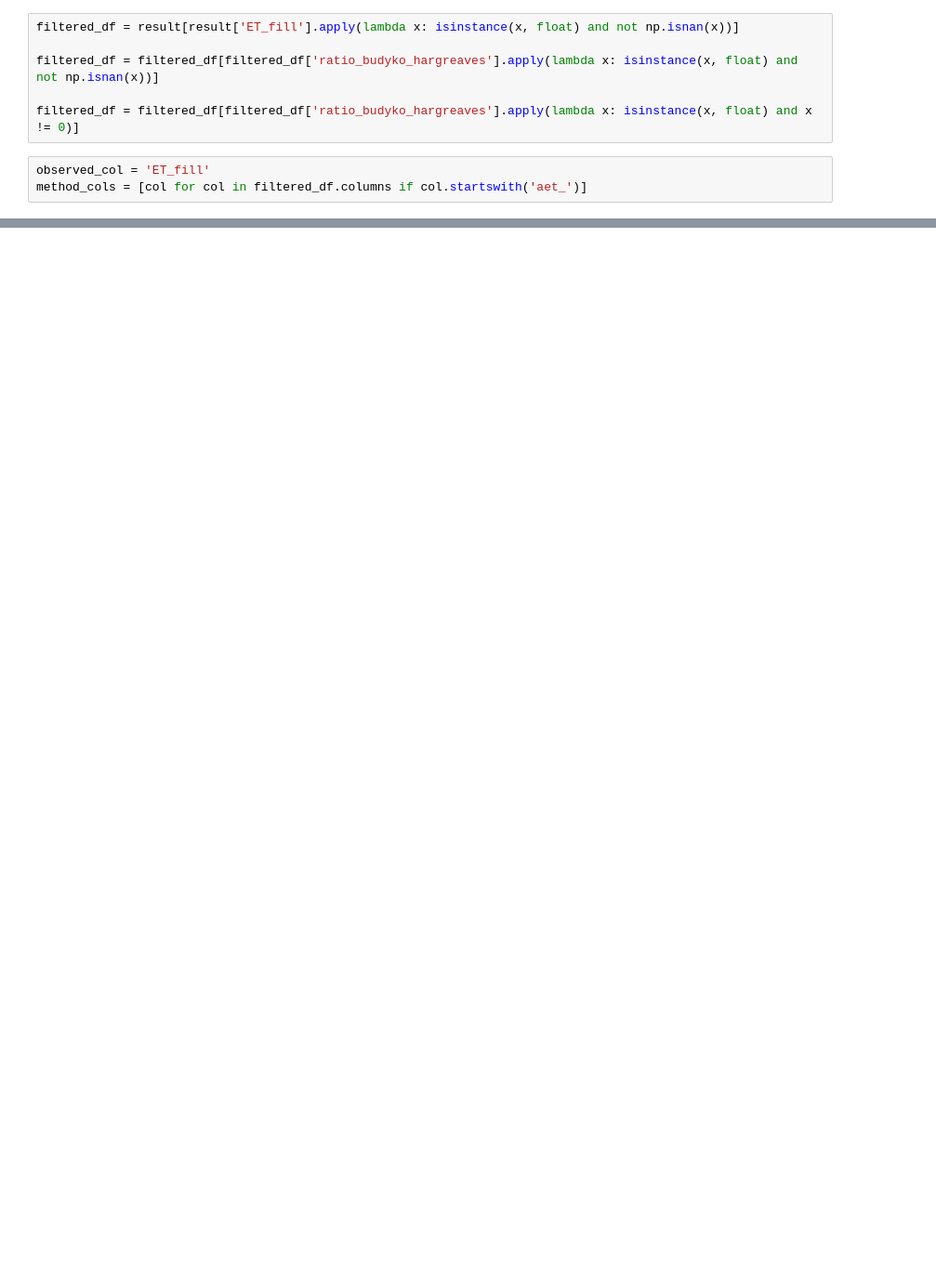
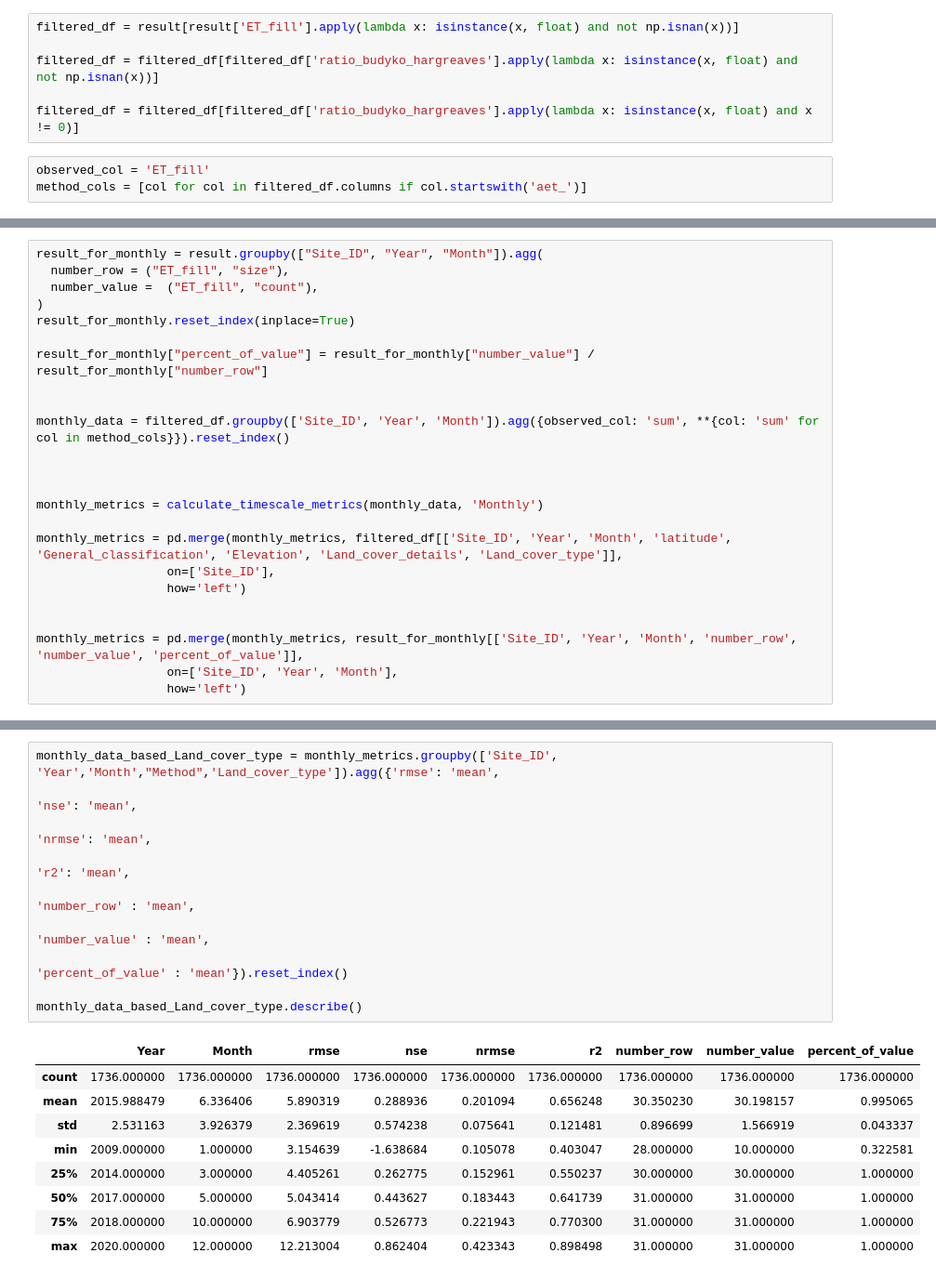
Before and after one commit to mahdi98mnm/download_PRISM_data, a Jupyter notebook: PRISM_tmin_stable_4kmD2_20160612_nc/calculate_ETo.ipynb, the cells around one changed output, grey strips where cells are left out. Shown at 93% size. Cells and saved outputs as stored; diff of their text form; blank space fills up the shorter version.

```diff
--- a/PRISM_tmin_stable_4kmD2_20160612_nc/calculate_ETo.ipynb
+++ b/PRISM_tmin_stable_4kmD2_20160612_nc/calculate_ETo.ipynb
@@ -510,0 +547,24 @@ all_metrics_wide
+# %%
+result_for_monthly = result.groupby(["Site_ID", "Year", "Month"]).agg(
+  number_row = ("ET_fill", "size"),
+  number_value =  ("ET_fill", "count"),
+)
+result_for_monthly.reset_index(inplace=True)
+
+result_for_monthly["percent_of_value"] = result_for_monthly["number_value"] / result_for_monthly["number_row"]
+
+
+monthly_data = filtered_df.groupby(['Site_ID', 'Year', 'Month']).agg({observed_col: 'sum', **{col: 'sum' for col in method_cols}}).reset_index()
+
+
+
+monthly_metrics = calculate_timescale_metrics(monthly_data, 'Monthly')
+
+monthly_metrics = pd.merge(monthly_metrics, filtered_df[['Site_ID', 'Year', 'Month', 'latitude', 'General_classification', 'Elevation', 'Land_cover_details', 'Land_cover_type']],
+                  on=['Site_ID'],
+                  how='left')
+
+
+monthly_metrics = pd.merge(monthly_metrics, result_for_monthly[['Site_ID', 'Year', 'Month', 'number_row', 'number_value', 'percent_of_value']],
+                  on=['Site_ID', 'Year', 'Month'],
+                  how='left')
@@ -510,0 +629,20 @@ all_metrics_wide
+# %%
+monthly_data_based_Land_cover_type = monthly_metrics.groupby(['Site_ID', 'Year','Month',"Method",'Land_cover_type']).agg({'rmse': 'mean',
+                                                                                                                          'nse': 'mean',
+                                                                                                                          'nrmse': 'mean',
+                                                                                                                          'r2': 'mean',
+                                                                                                                          'number_row' : 'mean',
+                                                                                                                          'number_value' : 'mean',
+                                                                                                                          'percent_of_value' : 'mean'}).reset_index()
+
+monthly_data_based_Land_cover_type.describe()
+# %% [output]
+|  | Year | Month | rmse | nse | nrmse | r2 | number_row | number_value | percent_of_value |
+| count | 1736.000000 | 1736.000000 | 1736.000000 | 1736.000000 | 1736.000000 | 1736.000000 | 1736.000000 | 1736.000000 | 1736.000000 |
+| mean | 2015.988479 | 6.336406 | 5.890319 | 0.288936 | 0.201094 | 0.656248 | 30.350230 | 30.198157 | 0.995065 |
+| std | 2.531163 | 3.926379 | 2.369619 | 0.574238 | 0.075641 | 0.121481 | 0.896699 | 1.566919 | 0.043337 |
+| min | 2009.000000 | 1.000000 | 3.154639 | -1.638684 | 0.105078 | 0.403047 | 28.000000 | 10.000000 | 0.322581 |
+| 25% | 2014.000000 | 3.000000 | 4.405261 | 0.262775 | 0.152961 | 0.550237 | 30.000000 | 30.000000 | 1.000000 |
+| 50% | 2017.000000 | 5.000000 | 5.043414 | 0.443627 | 0.183443 | 0.641739 | 31.000000 | 31.000000 | 1.000000 |
+| 75% | 2018.000000 | 10.000000 | 6.903779 | 0.526773 | 0.221943 | 0.770300 | 31.000000 | 31.000000 | 1.000000 |
+| max | 2020.000000 | 12.000000 | 12.213004 | 0.862404 | 0.423343 | 0.898498 | 31.000000 | 31.000000 | 1.000000 |
```
Also changed, not shown: parts of 17 cells of this notebook.
